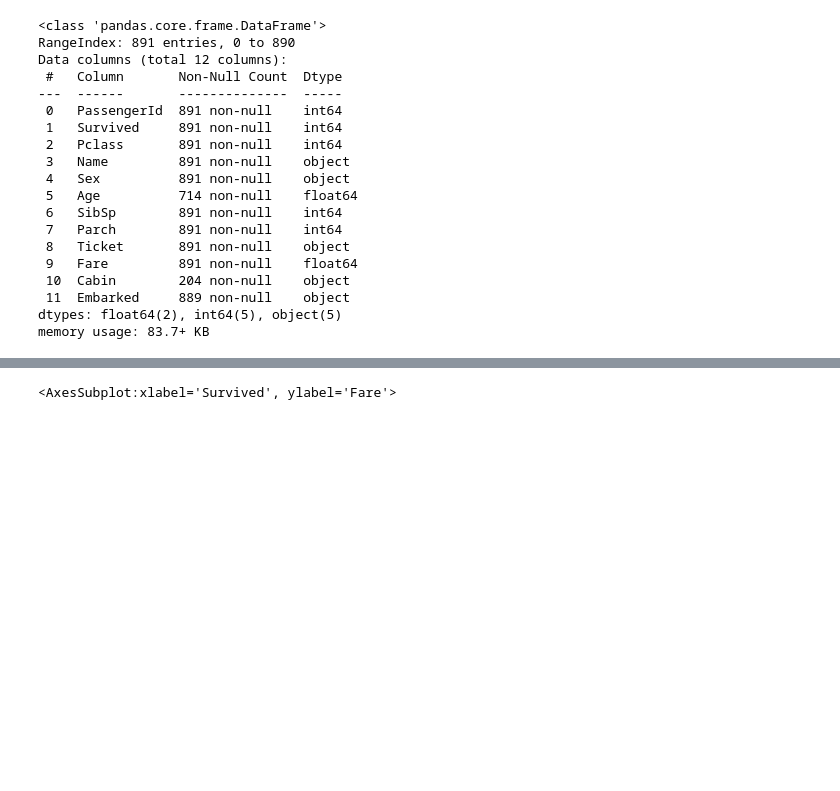
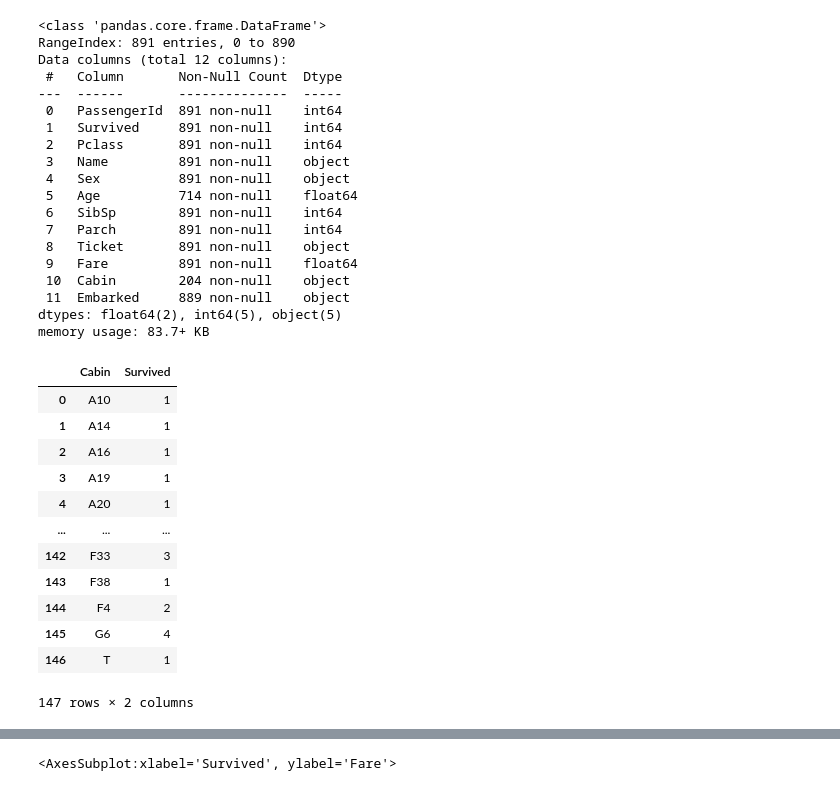
Before and after one commit to sagi778/Titanic_kaggle, a Jupyter notebook: titanic_model_training.ipynb, the cells around one changed output, grey strips where cells are left out. Drawn from its saved outputs; the diff is of its cells as text; code cells hidden in the pictures; blank space fills up the shorter version.

```diff
--- a/titanic_model_training.ipynb
+++ b/titanic_model_training.ipynb
@@ -39,3 +53,19 @@ Data columns (total 12 columns):
  11  Embarked     889 non-null    object
 dtypes: float64(2), int64(5), object(5)
 memory usage: 83.7+ KB
+# %%
+df.loc[~df.Cabin.isna(),['Cabin','Survived']].groupby(['Cabin'],as_index=False).count()
+# %% [output]
+|  | Cabin | Survived |
+| 0 | A10 | 1 |
+| 1 | A14 | 1 |
+| 2 | A16 | 1 |
+| 3 | A19 | 1 |
+| 4 | A20 | 1 |
+| ... | ... | ... |
+| 142 | F33 | 3 |
+| 143 | F38 | 1 |
+| 144 | F4 | 2 |
+| 145 | G6 | 4 |
+| 146 | T | 1 |
+147 rows × 2 columns
```
Also changed, not shown: parts of 7 cells of this notebook.
